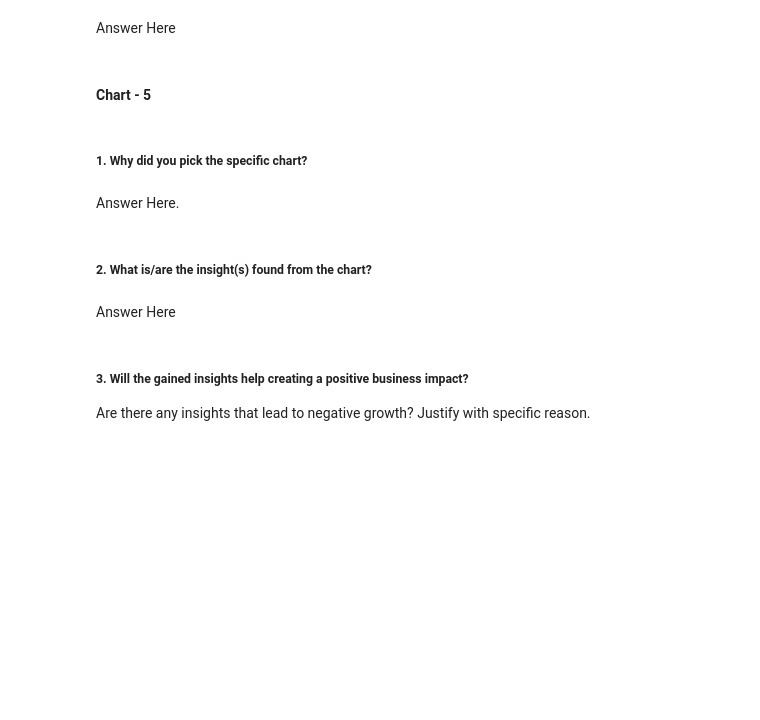
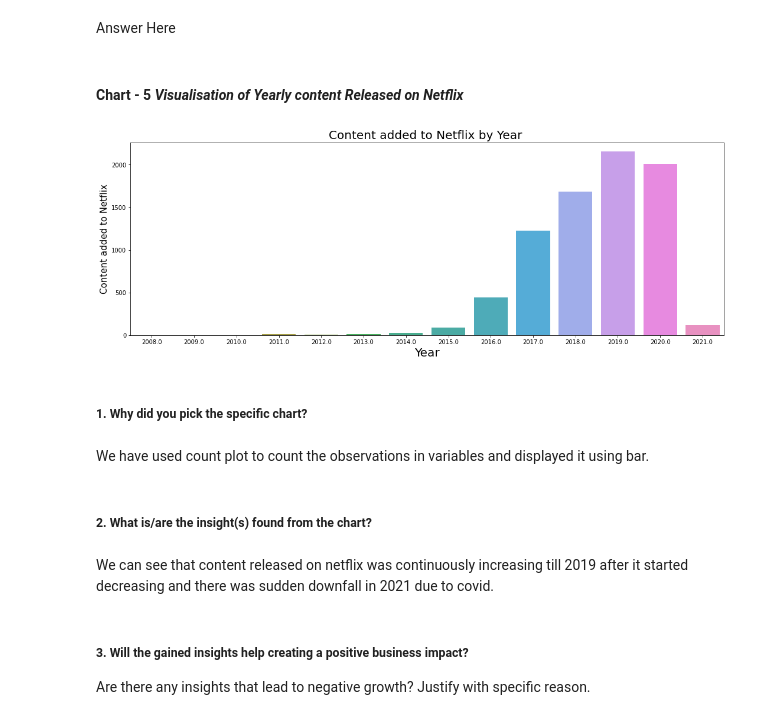
Before and after one commit to Kaushaljha488/NETFLIX_MOVIES_AND_TV_SHOWS_CLUSTERING, a Jupyter notebook: Kaushal_NETFLIX_MOVIES_AND_TV_SHOWS_CLUSTERING.ipynb, the cells around one changed output. Cells and saved outputs as stored; diff of their text form; code cells hidden in the pictures; blank space fills up the shorter version.

```diff
--- a/Kaushal_NETFLIX_MOVIES_AND_TV_SHOWS_CLUSTERING.ipynb
+++ b/Kaushal_NETFLIX_MOVIES_AND_TV_SHOWS_CLUSTERING.ipynb
@@ -420,4 +429,4 @@ Are there any insights that lead to negative growth? Justify with specific reaso
 # %% [markdown]
 Answer Here
 # %% [markdown]
-#### Chart - 5
+#### Chart - 5 ***Visualisation of Yearly content Released on Netflix***
@@ -426,11 +433,21 @@ Answer Here
+# %%
+# Chart - 5 visualization code
+fig = plt.figure(figsize=(18,6))
+sns.countplot(data=df,x = 'year_added')
+plt.title('Content added to Netflix by Year ', fontsize=20)
+plt.ylabel('Content added to Netflix', fontsize=15)
+plt.xlabel('Year', fontsize=20)
+plt.show()
+# %% [output]
+[figure, added]
 # %% [markdown]
 ##### 1. Why did you pick the specific chart?
-# %% [markdown]
-Answer Here.
+# %% [markdown]
+We have used count plot to count the observations in variables and displayed it using bar.
 # %% [markdown]
 ##### 2. What is/are the insight(s) found from the chart?
-# %% [markdown]
-Answer Here
+# %% [markdown]
+We can see that content released on netflix was continuously increasing till 2019 after it started decreasing and there was sudden downfall in 2021 due to covid.
 # %% [markdown]
 ##### 3. Will the gained insights help creating a positive business impact?
 Are there any insights that lead to negative growth? Justify with specific reason.
```
Also changed, not shown: parts of 75 cells of this notebook.
